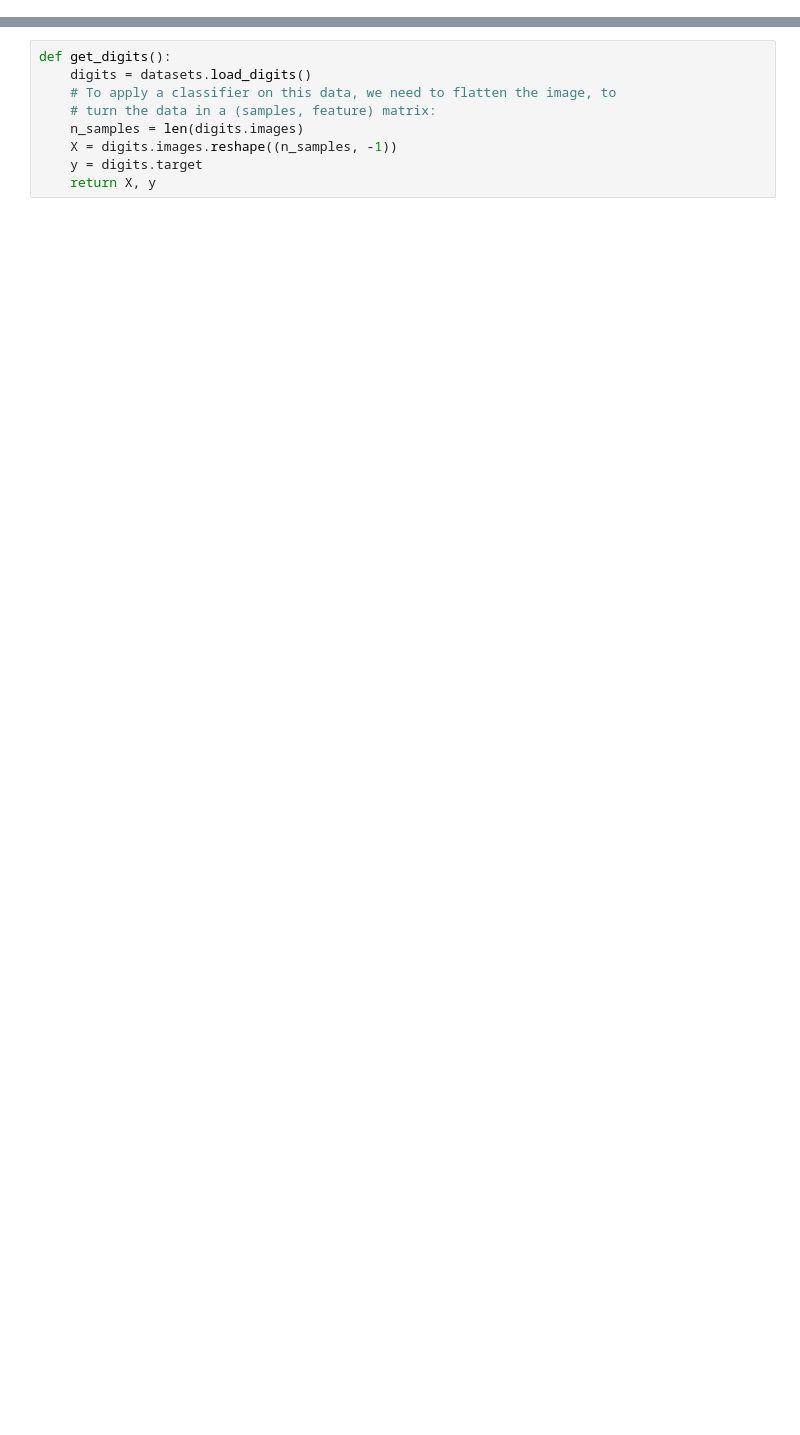
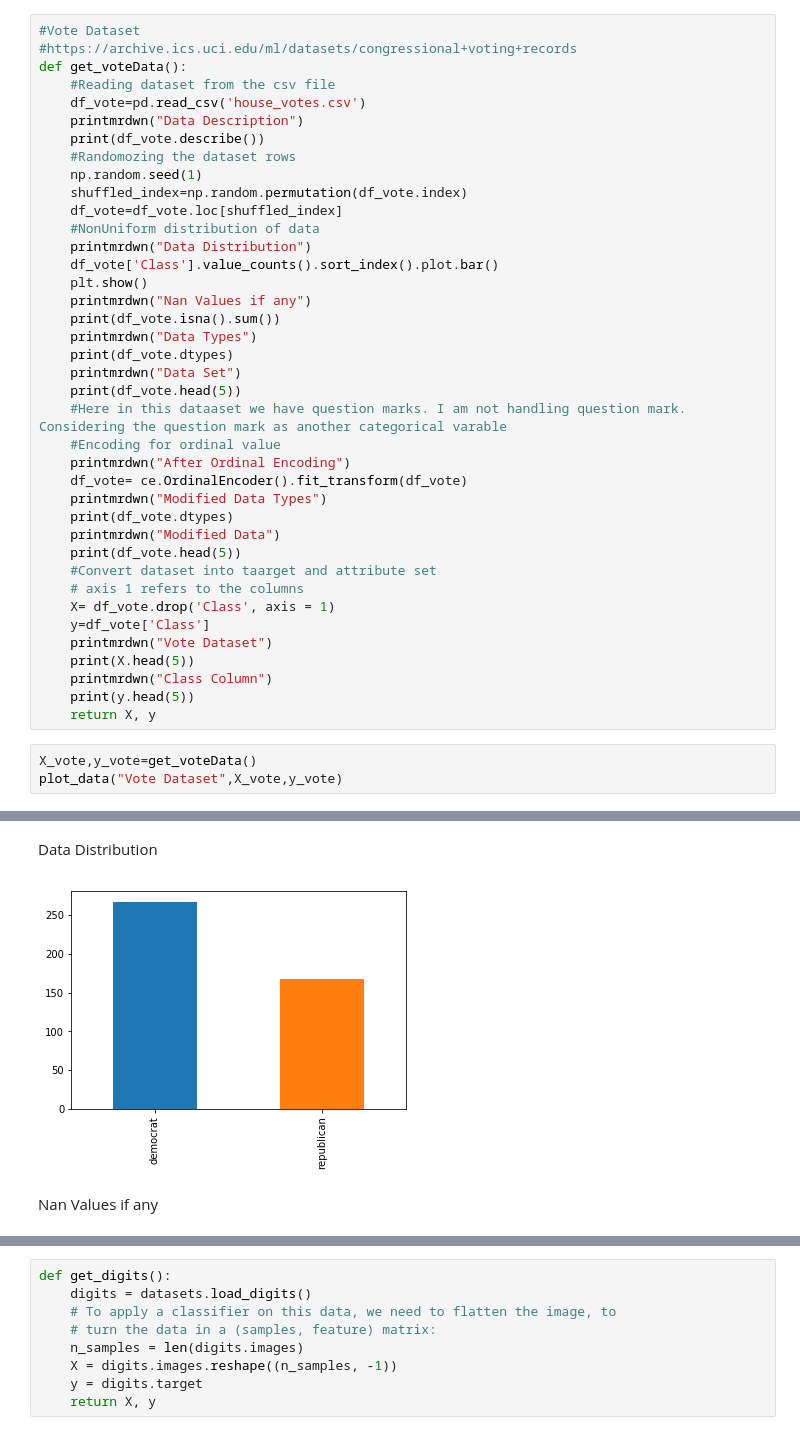
Before and after one commit to RoseMinu/Random-Forest-Pruning-Techniques, a Jupyter notebook: Preprocessed_DataSets.ipynb, the cells around one changed output, grey strips where cells are left out. Saved outputs shown, nothing was run; the diff lists cells and outputs as text; blank space fills up the shorter version.

Commit message:
Data-set method update and uploading csv files

```diff
--- a/Preprocessed_DataSets.ipynb
+++ b/Preprocessed_DataSets.ipynb
@@ -56,0 +229,43 @@ def get_boston():
+# %%
+#Vote Dataset
+#https://archive.ics.uci.edu/ml/datasets/congressional+voting+records
+def get_voteData():
+    #Reading dataset from the csv file
+    df_vote=pd.read_csv('house_votes.csv')
+    printmrdwn("Data Description")
+    print(df_vote.describe())
+    #Randomozing the dataset rows
+    np.random.seed(1)
+    shuffled_index=np.random.permutation(df_vote.index)
+    df_vote=df_vote.loc[shuffled_index]
+    #NonUniform distribution of data
+    printmrdwn("Data Distribution")
+    df_vote['Class'].value_counts().sort_index().plot.bar()
+    plt.show()
+    printmrdwn("Nan Values if any")
+    print(df_vote.isna().sum())
+    printmrdwn("Data Types")
+    print(df_vote.dtypes)
+    printmrdwn("Data Set")
+    print(df_vote.head(5))
+    #Here in this dataaset we have question marks. I am not handling question mark. Considering the question mark as another categorical varable
+    #Encoding for ordinal value
+    printmrdwn("After Ordinal Encoding")
+    df_vote= ce.OrdinalEncoder().fit_transform(df_vote)
+    printmrdwn("Modified Data Types")
+    print(df_vote.dtypes)
+    printmrdwn("Modified Data")
+    print(df_vote.head(5))
+    #Convert dataset into taarget and attribute set
+    # axis 1 refers to the columns
+    X= df_vote.drop('Class', axis = 1)
+    y=df_vote['Class']
+    printmrdwn("Vote Dataset")
+    print(X.head(5))
+    printmrdwn("Class Column")
+    print(y.head(5))
+    return X, y
+# %%
+X_vote,y_vote=get_voteData()
+plot_data("Vote Dataset",X_vote,y_vote)
+# %% [output]
@@ -56,0 +290,3 @@ def get_boston():
+Data Distribution
+[figure, added]
+Nan Values if any
```
Also changed, not shown: parts of 67 cells of this notebook, 6 other files.
